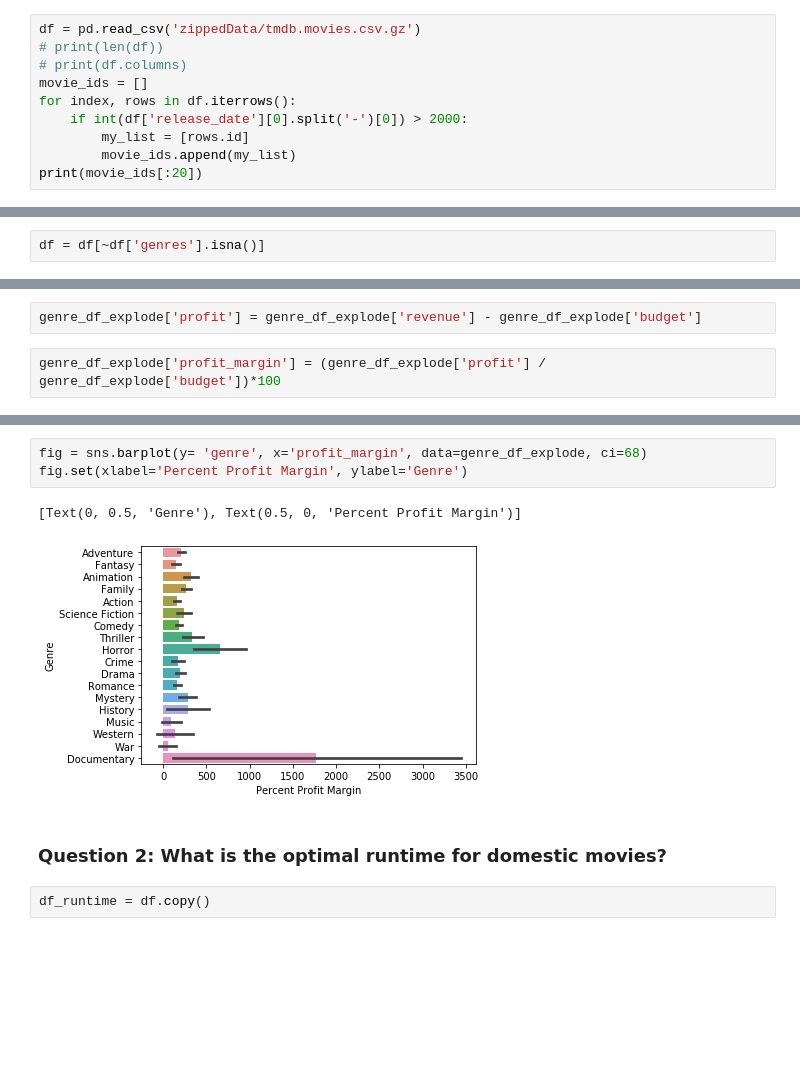
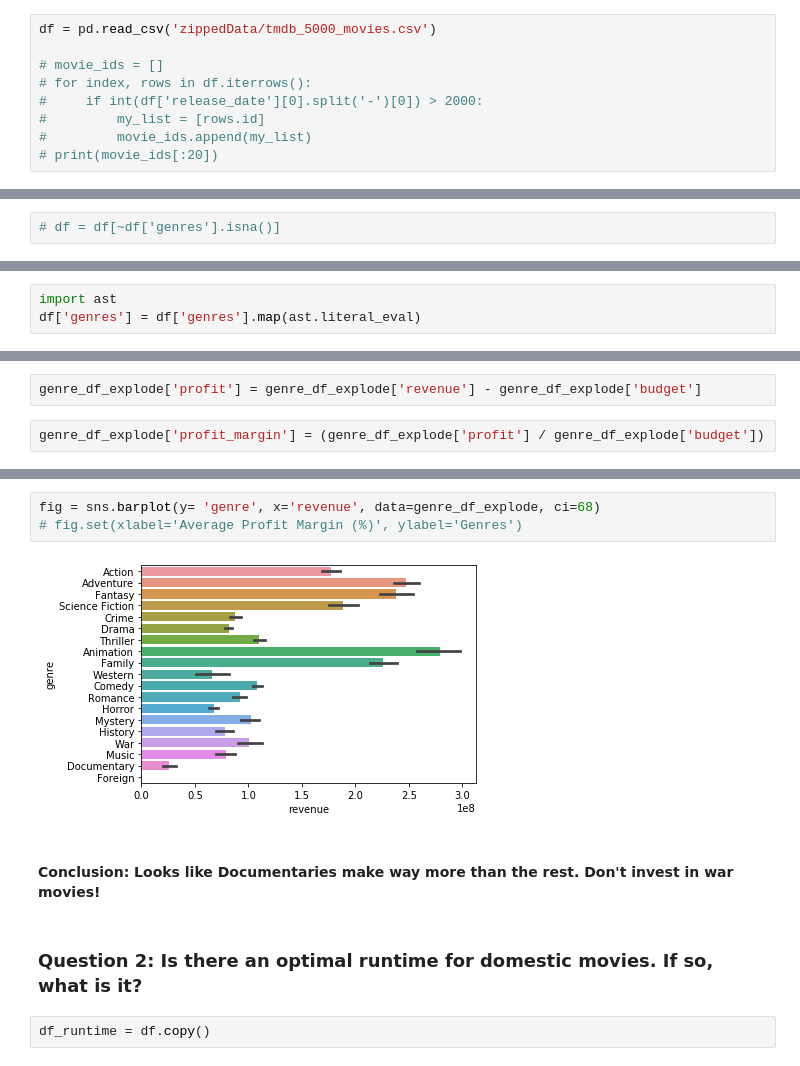
Before and after one commit to jhusney1/dsc-mod-1-project-v2-1-onl01-dtsc-ft-070620, a Jupyter notebook: student.ipynb, the cells around one changed output, grey strips where cells are left out. Saved outputs shown, nothing was run; the diff lists cells and outputs as text; blank space fills up the shorter version.

```diff
--- a/student.ipynb
+++ b/student.ipynb
@@ -29,10 +32,9 @@ Before analyzing the data, it must first be retrieved. Inside the package given
 # %%
-df = pd.read_csv('zippedData/tmdb.movies.csv.gz')
-# print(len(df))
-# print(df.columns)
-movie_ids = []
-for index, rows in df.iterrows():
-    if int(df['release_date'][0].split('-')[0]) > 2000:
-        my_list = [rows.id]
-        movie_ids.append(my_list)
-print(movie_ids[:20])
+df = pd.read_csv('zippedData/tmdb_5000_movies.csv')
+
+# movie_ids = []
+# for index, rows in df.iterrows():
+#     if int(df['release_date'][0].split('-')[0]) > 2000:
+#         my_list = [rows.id]
+#         movie_ids.append(my_list)
+# print(movie_ids[:20])
@@ -108,2 +138,2 @@ Upon inspecting the data, it became clear that there are many movies missing cer
 # %%
-df = df[~df['genres'].isna()]
+# df = df[~df['genres'].isna()]
@@ -175,0 +165,3 @@ df
+# %%
+import ast
+df['genres'] = df['genres'].map(ast.literal_eval)
@@ -204,5 +194,5 @@ genre_df_explode = df.explode('genre')
 # %%
 genre_df_explode['profit'] = genre_df_explode['revenue'] - genre_df_explode['budget']
 # %%
-genre_df_explode['profit_margin'] = (genre_df_explode['profit'] / genre_df_explode['budget'])*100
+genre_df_explode['profit_margin'] = (genre_df_explode['profit'] / genre_df_explode['budget'])
 # %%
@@ -228,11 +218,12 @@ Index(['adult', 'backdrop_path', 'belongs_to_collection', 'budget', 'genres',
 # %%
-fig = sns.barplot(y= 'genre', x='profit_margin', data=genre_df_explode, ci=68)
-fig.set(xlabel='Percent Profit Margin', ylabel='Genre')
+fig = sns.barplot(y= 'genre', x='revenue', data=genre_df_explode, ci=68)
+# fig.set(xlabel='Average Profit Margin (%)', ylabel='Genres')
 # %% [output]
-[Text(0, 0.5, 'Genre'), Text(0.5, 0, 'Percent Profit Margin')]
-[figure, old version]
+[figure, new version]
+# %% [markdown]
+#### Conclusion: Looks like Documentaries make way more than the rest. Don't invest in war movies!
 # %% [markdown]
-### Question 2: What is the optimal runtime for domestic movies?
+### Question 2: Is there an optimal runtime for domestic movies. If so, what is it?
 # %%
 df_runtime = df.copy()
 # %%
```
Also changed, not shown: parts of 54 cells of this notebook.
